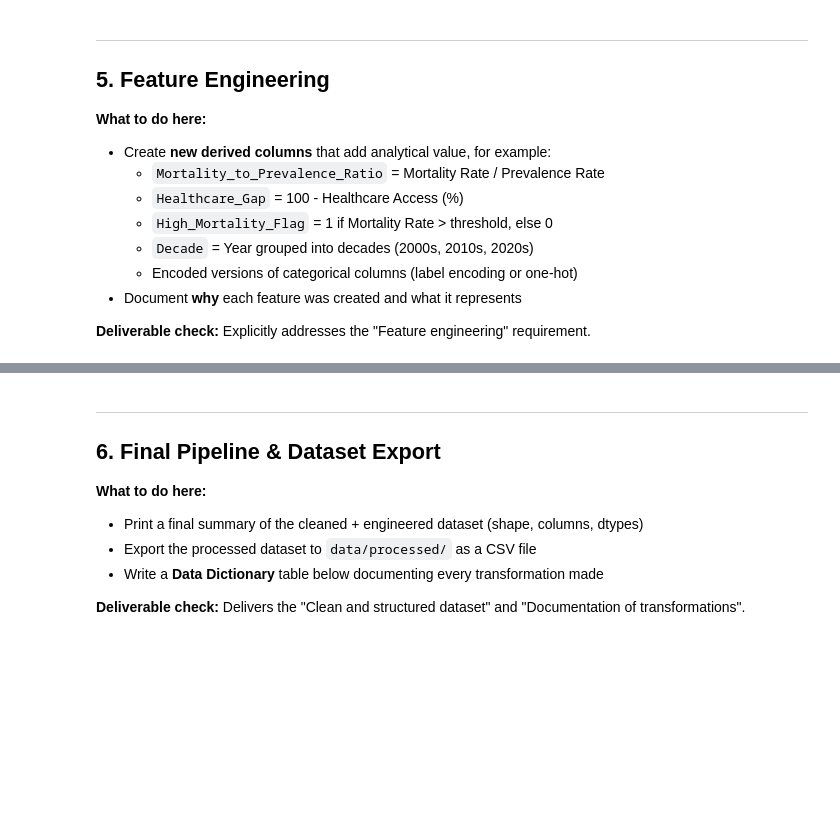
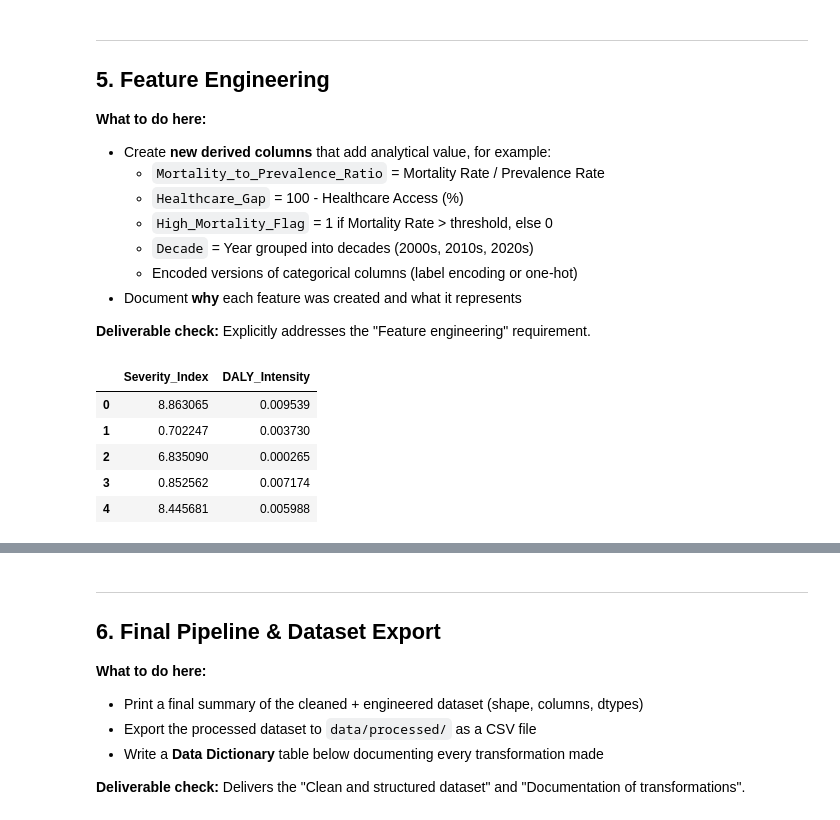
Before and after one commit to jojoshiru546-beep/Data-Visualization-Project, a Jupyter notebook: notebooks/milestone2_data_processing_transformation.ipynb, the cells around one changed output, grey strips where cells are left out. Cells and saved outputs as stored; diff of their text form; code cells hidden in the pictures; blank space fills up the shorter version.

```diff
--- a/notebooks/milestone2_data_processing_transformation.ipynb
+++ b/notebooks/milestone2_data_processing_transformation.ipynb
@@ -867,6 +867,30 @@ viral             22611  23181  22612  22506
 
 **Deliverable check:** Explicitly addresses the "Feature engineering" requirement.
 # %%
-# Create ratio/derived numerical features
-# Example: df['Mortality_to_Prevalence_Ratio'] = df['Mortality Rate (%)'] / df['Prevalence Rate (%)']
+# Create ratio/derived numerical features code
+
+#Severity Index was selected to check if the disease is becoming more severe/ deadly over time.
+df = df_cleaned.copy()
+
+df['Severity_Index'] = df['Mortality Rate (%)'] / (df['Prevalence Rate (%)'] + 1e-5)
+# 1E-5 added to prevent division by zero in cases where Prevalence Rate is 0
+#Prevalence rate is used as a proxy for how widespread the disease is
+# Mortality Rate indicates how deadly it is.
+
+# DALY_Intensity was selected to check if medical interventions are actually working.
+
+# # DALYs adjusted by Population Affected
+df['DALY_Intensity'] = df['DALYs'] / df['Population Affected']
+
+# DALYs (Disability-Adjusted Life Years) is a measure of overall disease burden, expressed as the number of years lost due to ill-health, disability, or early death.
+# By dividing DALYs by Population Affected, we get a per-person burden of the disease
+# This can help us understand if the disease is becoming more or less burdensome on individuals, even if the total number of cases is changing.
+display(df[['Severity_Index', 'DALY_Intensity']].head())
+# %% [output]
+|  | Severity_Index | DALY_Intensity |
+| 0 | 8.863065 | 0.009539 |
+| 1 | 0.702247 | 0.003730 |
+| 2 | 6.835090 | 0.000265 |
+| 3 | 0.852562 | 0.007174 |
+| 4 | 8.445681 | 0.005988 |
 # %%
```
Also changed, not shown: parts of 6 cells of this notebook, 1 other file.
